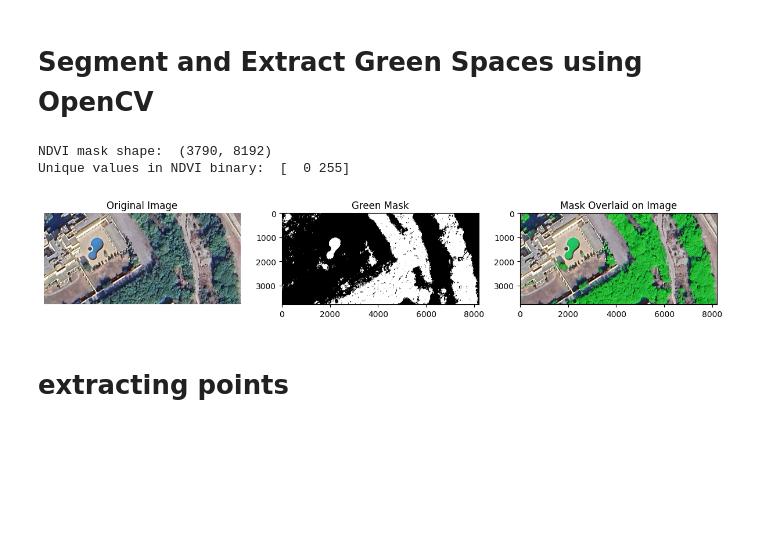
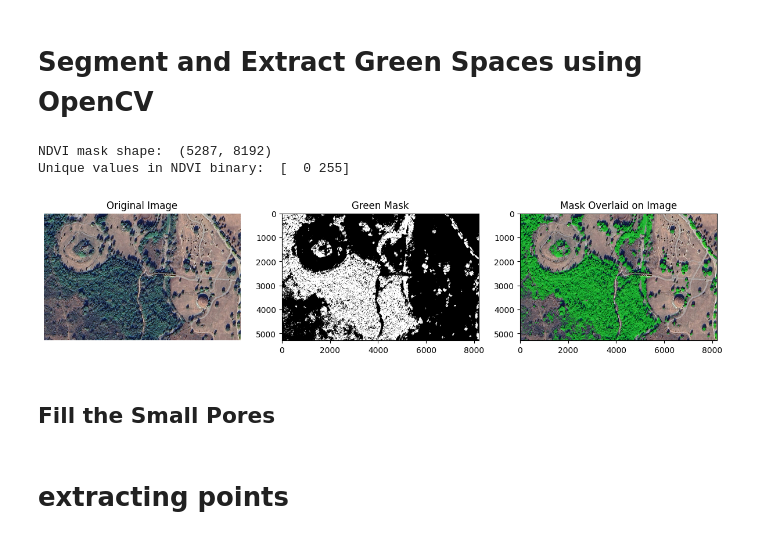
Before and after one commit to Faareh-Ahmed/Segment-Green-Spaces, a Jupyter notebook: Evaluation_Metrics.ipynb, the cells around one changed output. Cells and saved outputs as stored; diff of their text form; code cells hidden in the pictures; blank space fills up the shorter version.

Commit message:
Filling the pores

```diff
--- a/Evaluation_Metrics.ipynb
+++ b/Evaluation_Metrics.ipynb
@@ -338,7 +338,7 @@ def plot_confusion_matrix(y_pred, y_true):
     plt.show()
 
 # Paths to images
-ndvi_path = "/content/sample_data/107.jpg"
+ndvi_path = "/content/sample_data/ISL_02_09.jpg"
 ndvi_image, green_color_image = extract_green_region(
     ndvi_path,
     # Define initial HSV bounds for green regions
@@ -357,32 +357,34 @@ overlay_image = overlay_mask_on_image(green_color_image, ndvi_image, color=(0, 2
 Image.fromarray(ndvi_image).save("green_mask.jpg")
 Image.fromarray(overlay_image).save("mask_overlay.jpg")
 
 
 
 
 # Visualize images and differences
 plt.figure(figsize=(12, 6))
 
 plt.subplot(1, 3, 1)
 plt.imshow(green_color_image)
 plt.title("Original Image")
 plt.axis("off")
 
 # Masked Image
 plt.subplot(1, 3, 2)
 plt.imshow(ndvi_image, cmap="gray")
 plt.title("Green Mask")
 plt.axis("on")
 
 # Overlayed Image
 plt.subplot(1, 3, 3)
 plt.imshow(overlay_image)
 plt.title("Mask Overlaid on Image")
 plt.axis("on")
 
 plt.tight_layout()
 plt.show()
 # %% [output]
-NDVI mask shape:  (3790, 8192)
+NDVI mask shape:  (5287, 8192)
 Unique values in NDVI binary:  [  0 255]
-[figure, old version]
+[figure, new version]
+# %% [markdown]
+## Fill the Small Pores
```
Also changed, not shown: parts of 2 cells of this notebook.
